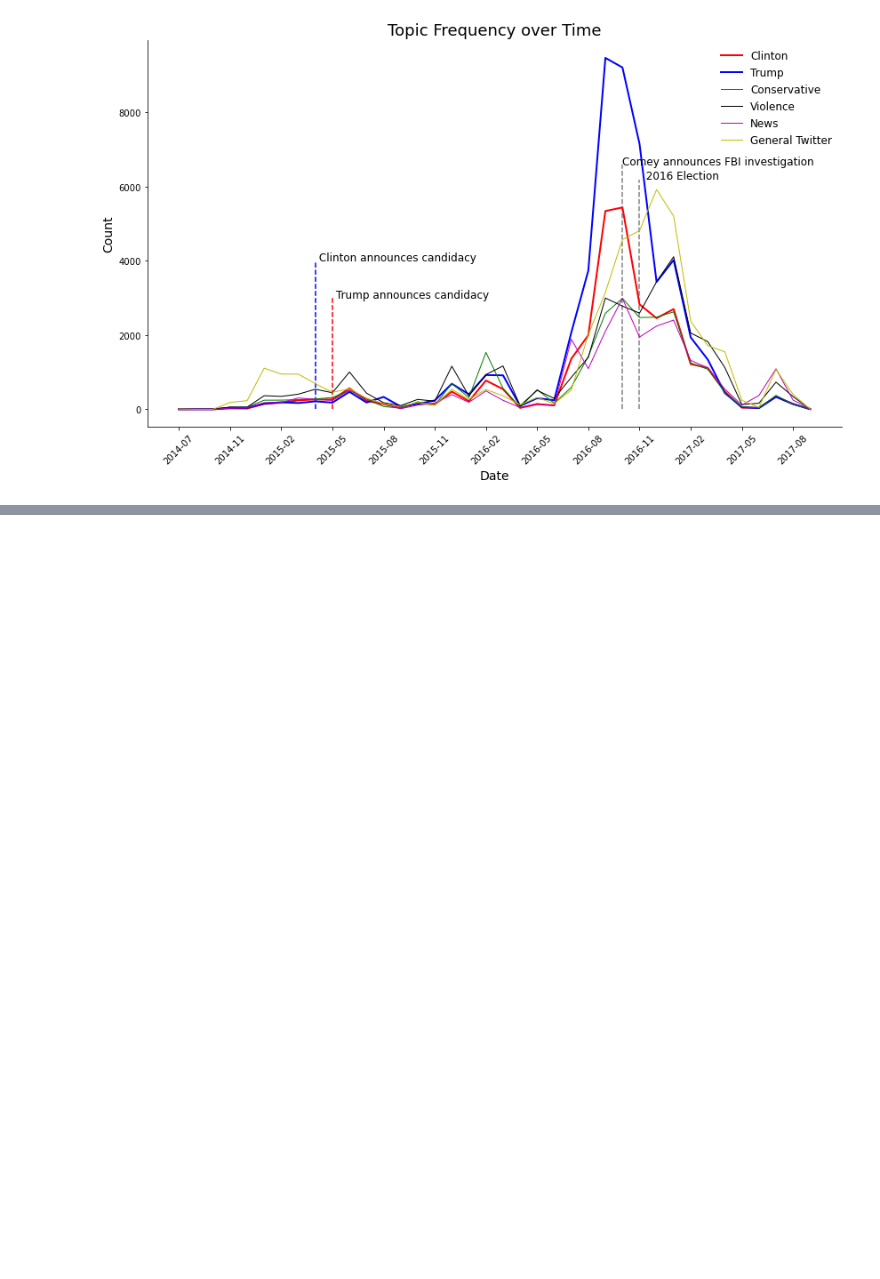
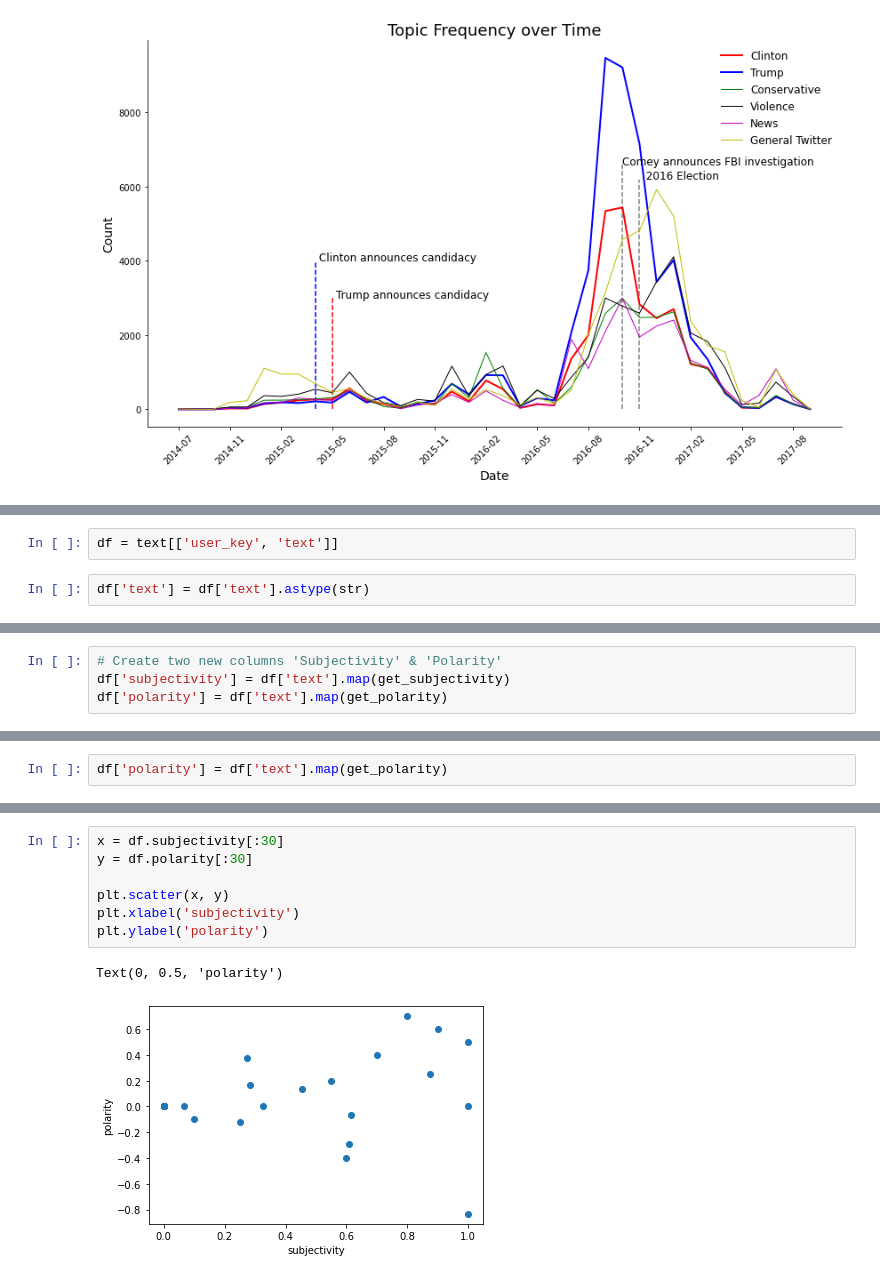
Before and after one commit to scrapfishies/russian-troll-tweets-nlp, a Jupyter notebook: modeling/more_lda.ipynb, the cells around one changed output, grey strips where cells are left out. Cells and saved outputs as stored; diff of their text form; blank space fills up the shorter version.

```diff
--- a/modeling/more_lda.ipynb
+++ b/modeling/more_lda.ipynb
@@ -255,0 +271,4 @@ sns.despine();
+# %%
+df = text[['user_key', 'text']]
+# %%
+df['text'] = df['text'].astype(str)
@@ -255,0 +281,4 @@ sns.despine();
+# %%
+# Create two new columns 'Subjectivity' & 'Polarity'
+df['subjectivity'] = df['text'].map(get_subjectivity)
+df['polarity'] = df['text'].map(get_polarity)
@@ -255,0 +291,2 @@ sns.despine();
+# %%
+df['polarity'] = df['text'].map(get_polarity)
@@ -255,0 +319,10 @@ sns.despine();
+# %%
+x = df.subjectivity[:30]
+y = df.polarity[:30]
+
+plt.scatter(x, y)
+plt.xlabel('subjectivity')
+plt.ylabel('polarity')
+# %% [output]
+Text(0, 0.5, 'polarity')
+[figure, added]
```
Also changed, not shown: parts of 7 cells of this notebook.
